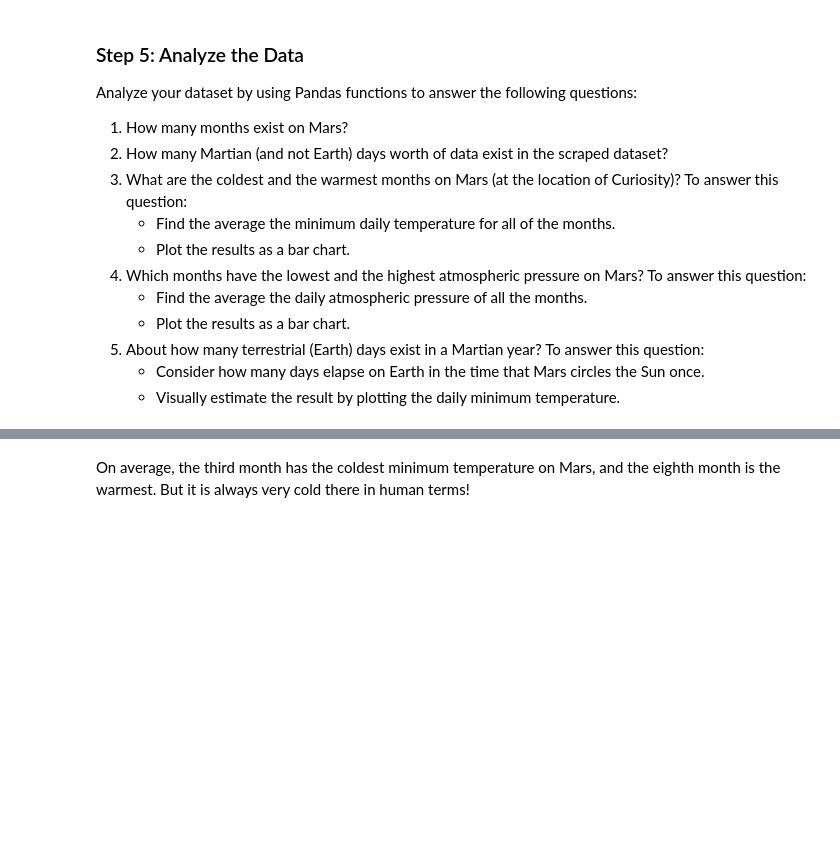
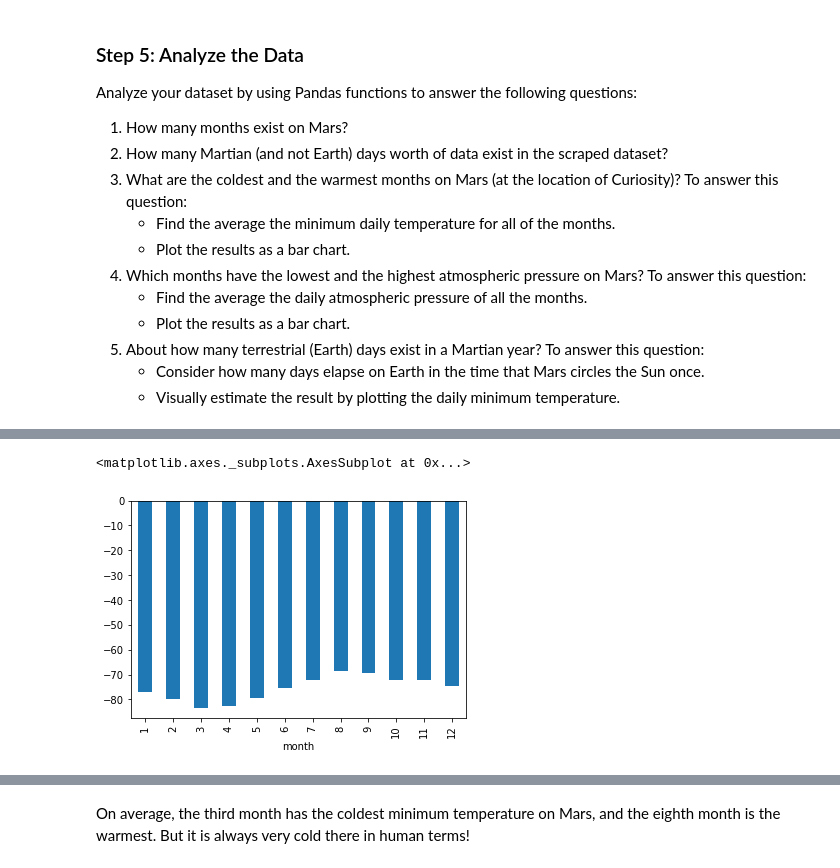
Before and after one commit to TEarle1213/Web_Scraping-Challenge, a Jupyter notebook: Starter_Code/part_2_mars_weather.ipynb, the cells around one changed output, grey strips where cells are left out. Drawn from its saved outputs; the diff is of its cells as text; code cells hidden in the pictures; blank space fills up the shorter version.

```diff
--- a/Starter_Code/part_2_mars_weather.ipynb
+++ b/Starter_Code/part_2_mars_weather.ipynb
@@ -54,4 +64,5 @@ Assemble the scraped data into a Pandas DataFrame. The columns should have the s
 # %%
 # Create a Pandas DataFrame by using the list of rows and a list of the column names
+mars_df=pd.DataFrame(data_list, columns=columns_list)
 # %%
 # Confirm DataFrame was created successfully
@@ -66,4 +95,6 @@ Examine the data types that are currently associated with each column. If necess
 # %%
 # Change data types for data analysis
+mars_df=mars_df.astype({'id':'int64','terrestrial_date':'datetime64','sol':'int64','ls':'int64',
+                        'month':'int64','min_temp':'float64','pressure':'float64'})
 # %%
 # Confirm type changes were successful by examining data types again
@@ -85,3 +126,6 @@ Analyze your dataset by using Pandas functions to answer the following questions
     * Visually estimate the result by plotting the daily minimum temperature.
 # %%
 # 1. How many months are there on Mars?
+month=mars_df.groupby('month')
+total_months=month['id'].count()
+total_months
@@ -90,2 +152,4 @@ Analyze your dataset by using Pandas functions to answer the following questions
 # %%
 # 3. What is the average low temperature by month?
+low_by_month=month['min_temp'].mean()
+low_by_month
@@ -91,0 +171,6 @@ Analyze your dataset by using Pandas functions to answer the following questions
+# %%
+# Plot the average temperature by month (min_temp being the only reading)
+low_by_month.plot(kind='bar')
+# %% [output]
+<matplotlib.axes._subplots.AxesSubplot at 0x...>
+[figure, added]
```
Also changed, not shown: parts of 16 cells of this notebook, 1 other file.
